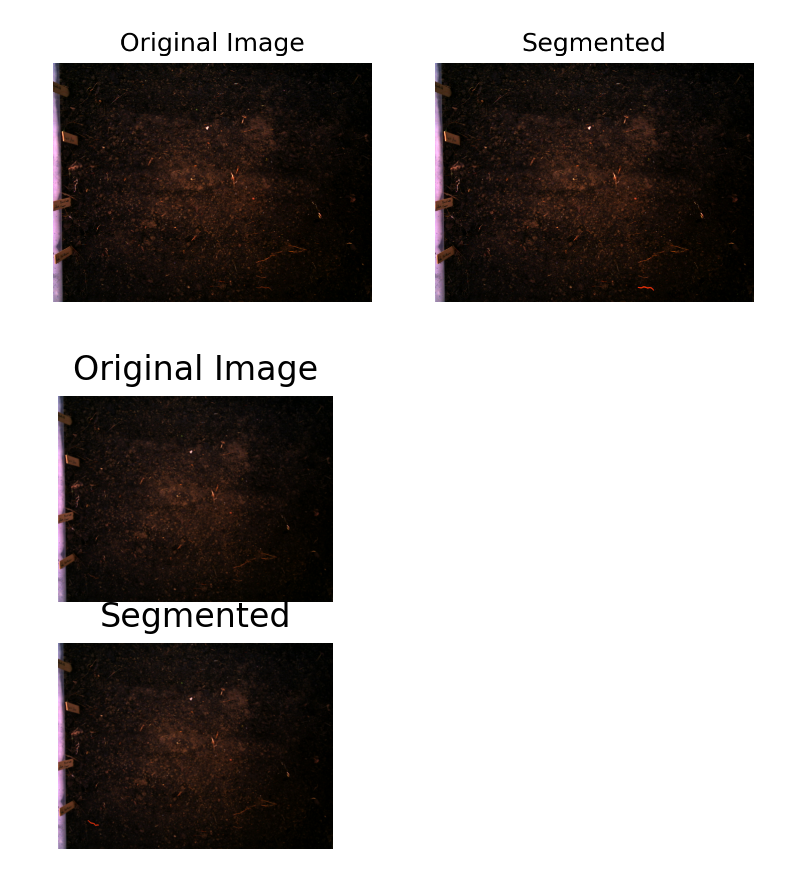
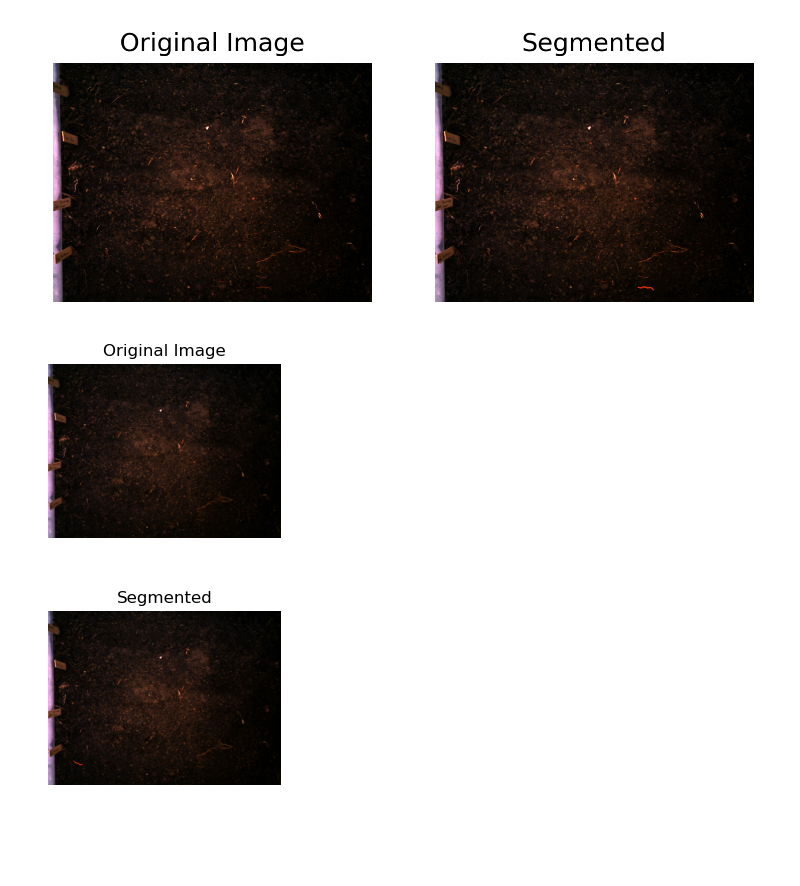
Before and after one commit to gabrielkassjohnson/tracking-invasive-worms-with-computer-vision, a Jupyter notebook: worms/anim-test.ipynb, the cells around one changed output. Cells and saved outputs as stored; diff of their text form; code cells hidden in the pictures; blank space fills up the shorter version.

```diff
--- a/worms/anim-test.ipynb
+++ b/worms/anim-test.ipynb
@@ -83,36 +83,36 @@ plt.show
 <function matplotlib.pyplot.show(close=None, block=None)>
 [figure]
 # %%
-fig, (ax1, ax2) = plt.subplots(2,1,figsize=(6,3),dpi=200)
+fig, (ax1, ax2) = plt.subplots(2,1,figsize=(3,6),dpi=100)
 ax1.axis('off')
 ax2.axis('off')
 ax1.set_title('Original Image')
 ax2.set_title('Segmented')
 
 original = [ax1.imshow(img_array[0])]
 segmented = [ax2.imshow(output_array[0])]
 
 #initialization of animation, plot array of zeros
 def init():
     return original
     return segmented
 
 def animate(i):
     original = [ax1.imshow(img_array[i])]
     segmented = [ax2.imshow(output_array[i])]
 
     return original
     return segmented
 
 
 frame_max=len(img_array)
 anim = animation.FuncAnimation(fig, animate, init_func=init, repeat = True,
                                frames=range(0,frame_max), interval=1000, blit=True, repeat_delay=1000)
 
 anim.save('test.gif')
 plt.show()
 # %% [output]
-[figure, old version]
+[figure, new version]
 # %%
 import cv2
 import numpy as np
```
Also changed, not shown: 1 other file.
